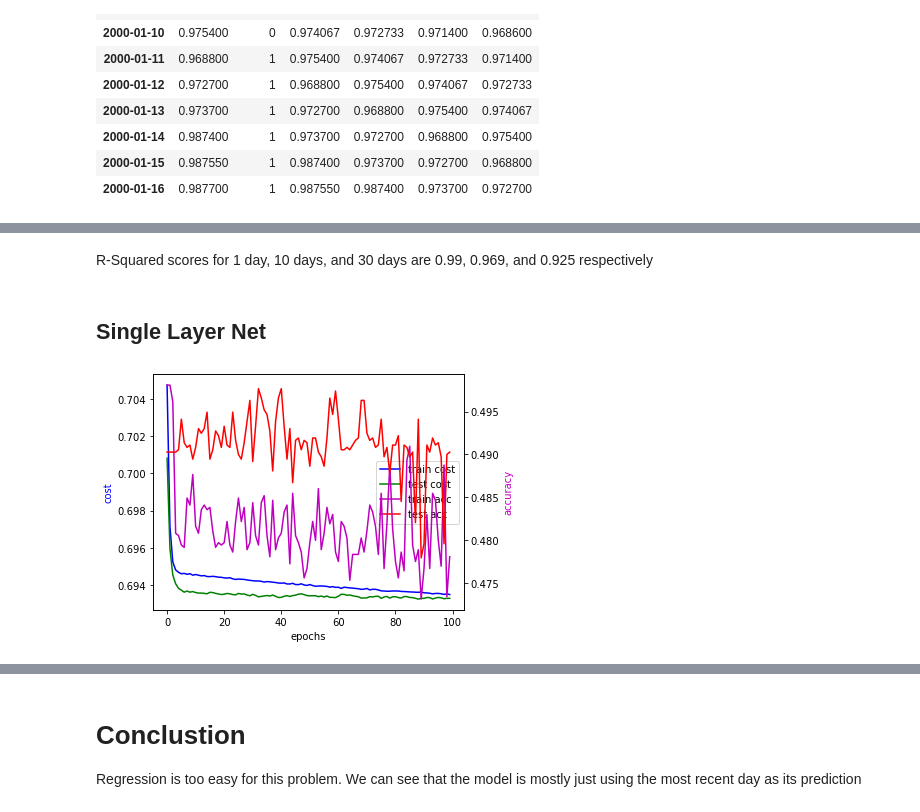
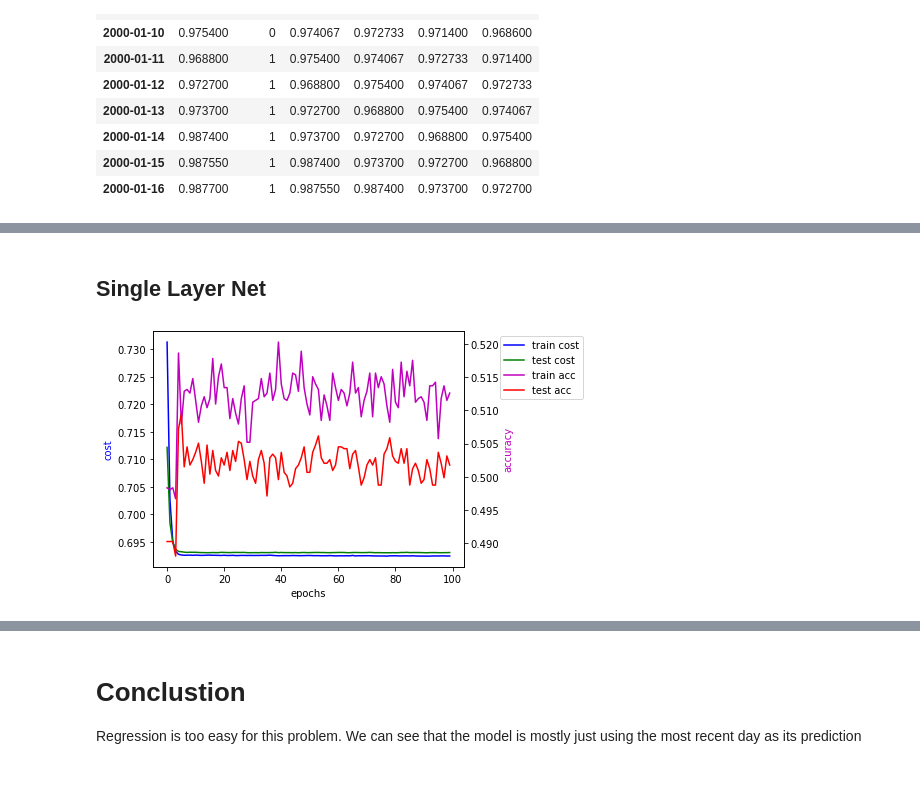
Before and after one commit to lbotti319/currency_nn, a Jupyter notebook: Base Classification.ipynb, the cells around one changed output, grey strips where cells are left out. Cells and saved outputs as stored; diff of their text form; code cells hidden in the pictures; blank space fills up the shorter version.

Commit message:
fix base classification model

```diff
--- a/Base Classification.ipynb
+++ b/Base Classification.ipynb
@@ -110,7 +65,7 @@ set_target(work_df, 1)
 | 2019-12-30 | 0.891500 | 0 |
 7302 rows × 2 columns
 # %%
-work_df = set_target(work_df, 1)
+work_df = set_target(df, 1)
 # %%
 
 full_df = expand_columns(work_df, ['EURO'], 4)
@@ -132,0 +89,7 @@ import torch
+# %%
+if torch.cuda.is_available():
+    print("gpu available, using gpu")
+    dev = "cuda:0"
+else:
+    dev = "cpu"
+device = torch.device(dev)
@@ -133,29 +98,17 @@ import torch
 # %%
-x = torch.tensor(full_df.drop('target', axis=1).values).float()
-target = torch.as_tensor(full_df['target'].values).float()
+x = full_df.drop('target', axis=1).values
+target = full_df['target'].values
 D_in = x.shape[1]
 H = int(D_in/2)
 D_out = 1
 # %%
 from torch.utils.data import DataLoader, Dataset
 # %%
-class BasicData(Dataset):
-    def __init__(self, x, y):
-        super().__init__()
-        self.x = x
-        self.y = y
-
-    def __len__(self):
-        return self.x.shape[0]
-
-    def __getitem__(self, idx):
-        return self.x[idx], self.y[idx]
+X_train, X_test, y_train, y_test = train_test_split(x, target, percentile=0.5)
 
 
-N = len(x)
-train_cutoff = int(N*0.5)
-training_data = BasicData(x[:train_cutoff], target[:train_cutoff])
-test_data = BasicData(x[train_cutoff:], target[train_cutoff:])
+training_data = BasicData(X_train, y_train, device)
+test_data = BasicData(X_test, y_test, device)
 train_loader = DataLoader(training_data, batch_size=64, shuffle=True, drop_last=True)
 test_loader = DataLoader(test_data, batch_size=64, shuffle=True, drop_last=True)
 # %%
@@ -195,25 +149,24 @@ tensor(0.5097)
-# %% [markdown]
-R-Squared scores for 1 day, 10 days, and 30 days are 0.99, 0.969, and 0.925 respectively
 # %% [markdown]
 ## Single Layer Net
 # %%
 class Net_Basic(torch.nn.Module):
     def __init__(self, inp_d, out_d):
         super(Net_Basic, self).__init__()
         self.fc1 = torch.nn.Linear(inp_d, out_d)
 
     def forward(self, x):
         x = self.fc1(x)
         return x
 
 
 model = Net_Basic(5, 1)
+model.to(device)
 
 train_history, test_history = train_net(
     model, train_loader, test_data, loss_fn=torch.nn.BCEWithLogitsLoss(), epochs=100, learning_rate=0.01)
 plot_train_test(train_history, test_history)
 # %% [output]
-[figure, old version]
+[figure, new version]
 # %%
 z = model(test_data.x).squeeze()
 pred_accuracy(z, test_data.y)
```
Also changed, not shown: parts of 11 cells of this notebook.
